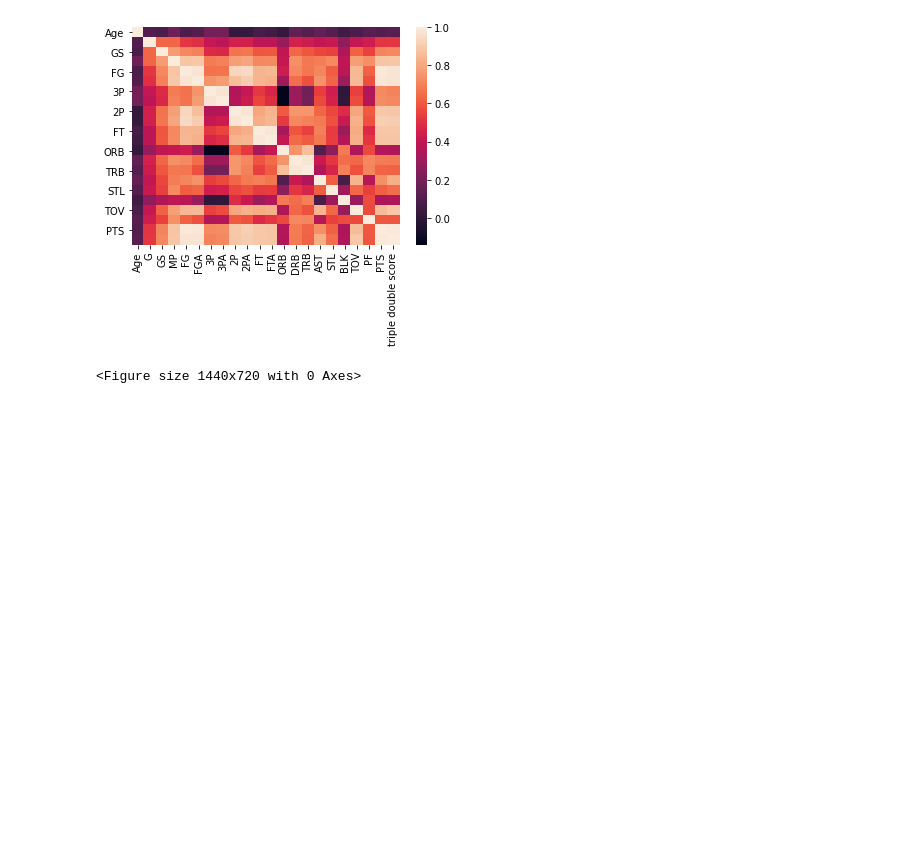
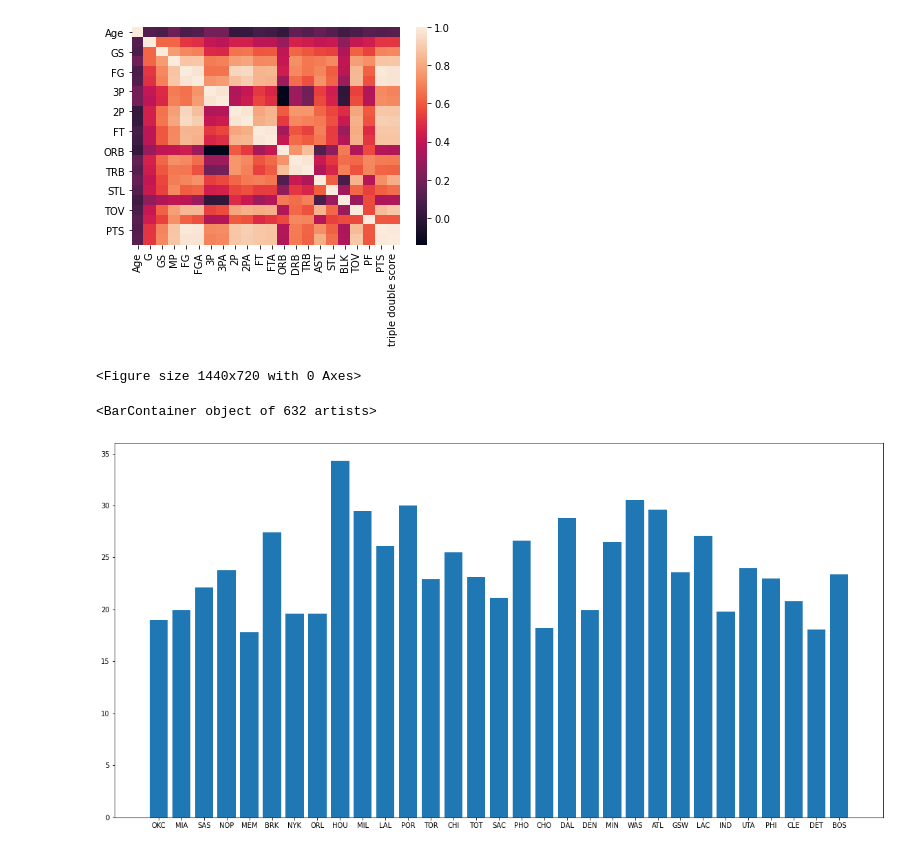
Before and after one commit to rachealou/nba2020, a Jupyter notebook: explanatory_data_analysis.ipynb, the cells around one changed output. Saved outputs shown, nothing was run; the diff lists cells and outputs as text; code cells hidden in the pictures; blank space fills up the shorter version.

```diff
--- a/explanatory_data_analysis.ipynb
+++ b/explanatory_data_analysis.ipynb
@@ -114,0 +117,9 @@ plt.figure(figsize = (20, 10))
+# %%
+# Histogram
+x = df['Tm']
+y = df['PTS']
+plt.figure(figsize=(20, 10))
+plt.bar(x, y)
+# %% [output]
+<BarContainer object of 632 artists>
+[figure, added]
```
Also changed, not shown: parts of 2 cells of this notebook.
